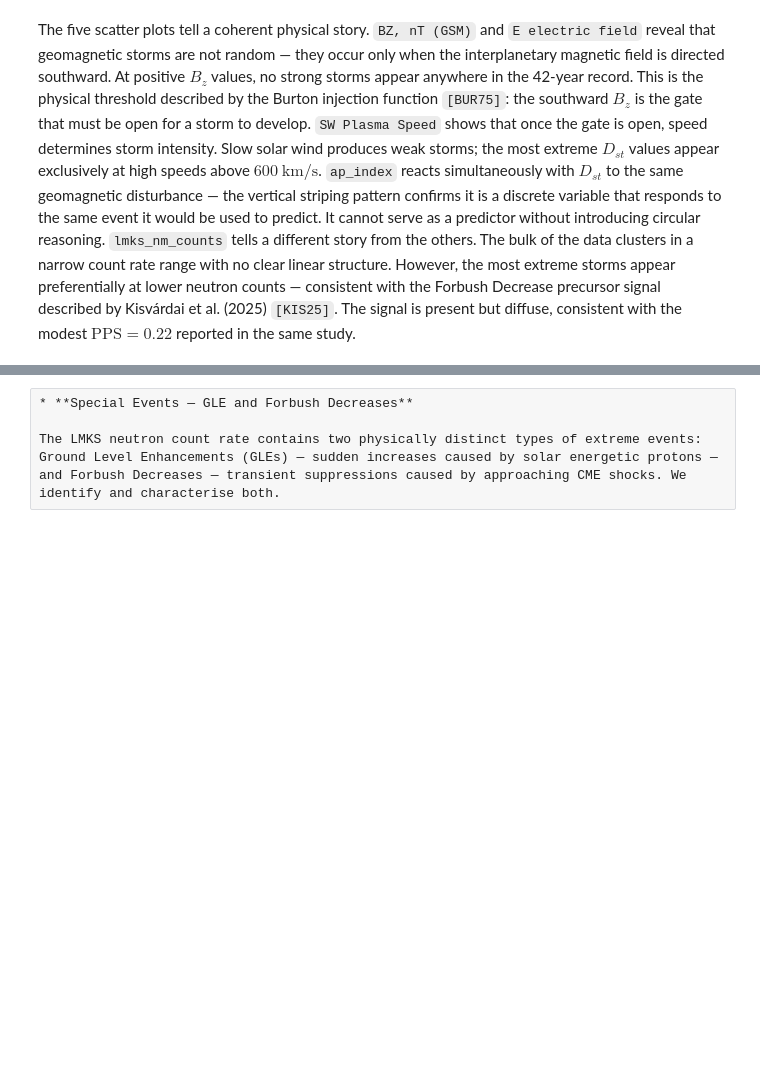
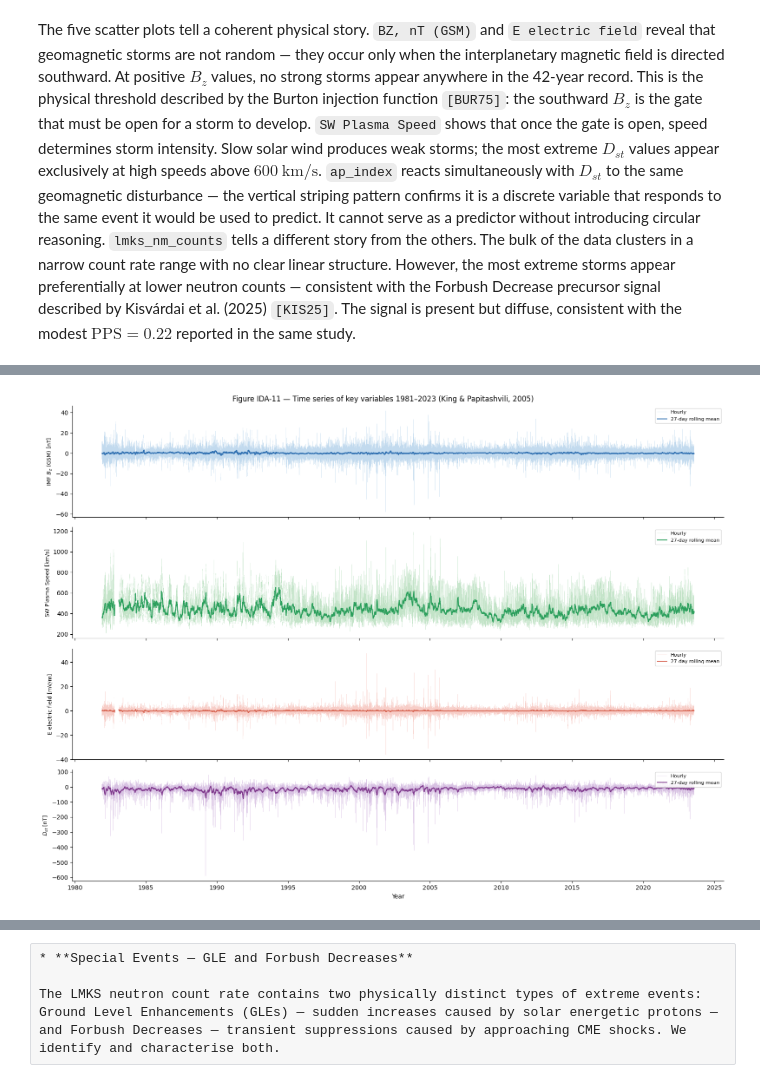
Before and after one commit to RoumenNikolov/cosmic-ray-storm-clean, a Jupyter notebook: cosmic_ray_storm_prediction.ipynb, the cells around one changed output, grey strips where cells are left out. Drawn from its saved outputs; the diff is of its cells as text; code cells hidden in the pictures; blank space fills up the shorter version.

Commit message:
feat: IDA – Temporal Structure, time series analysis, solar cycle statistics (Fig IDA-11)

```diff
--- a/cosmic_ray_storm_prediction.ipynb
+++ b/cosmic_ray_storm_prediction.ipynb
@@ -973,0 +1026,43 @@ The five scatter plots tell a coherent physical story. `BZ, nT (GSM)` and `E ele
+# %%
+
+# ── IDA: Time series of key variables across the full record ─────────────────
+# Fill values are replaced with NaN for visualisation only.
+# The 27-day rolling mean highlights long-term trends and solar cycle modulation.
+
+df_viz = df_omni.copy()
+for col, fv in fill_map.items():
+    df_viz[col] = df_viz[col].replace(fv, np.nan)
+
+df_viz['datetime'] = pd.to_datetime(
+    df_omni['YEAR'].astype(str) + ' ' +
+    df_omni['DOY'].astype(str) + ' ' +
+    df_omni['Hour'].astype(str), format='%Y %j %H'
+)
+
+cols_ts = [
+    ('BZ, nT (GSM)',          '#a8cbe8', '#2166ac', 'IMF $B_z$ (GSM) [nT]'),
+    ('SW Plasma Speed, km/s', '#a8d8b0', '#1a9850', 'SW Plasma Speed [km/s]'),
+    ('E elecrtric field',     '#f4b8b0', '#d6604d', 'E electric field [mV/m]'),
+    ('Dst-index, nT',         '#c8a8d8', '#762a83', '$D_{st}$ [nT]'),
+]
+
+fig, axes = plt.subplots(len(cols_ts), 1, figsize=(16, 12), sharex=True)
+
+for ax, (col, color_raw, color_roll, label) in zip(axes, cols_ts):
+    ax.plot(df_viz['datetime'], df_viz[col],
+            color=color_raw, lw=0.3, alpha=0.7, label='Hourly')
+    rolling = df_viz[col].rolling(window=27*24, center=True, min_periods=24).mean()
+    ax.plot(df_viz['datetime'], rolling,
+            color=color_roll, lw=1.5, alpha=0.9, label='27-day rolling mean')
+    ax.set_ylabel(label, fontsize=9)
+    ax.legend(fontsize=8, loc='upper right')
+    ax.spines['top'].set_visible(False)
+    ax.spines['right'].set_visible(False)
+
+axes[-1].set_xlabel('Year')
+plt.suptitle('Figure IDA-11 — Time series of key variables 1981–2023 (King & Papitashvili, 2005)', fontsize=12)
+plt.tight_layout()
+plt.savefig('images/fig_ida11_timeseries.png', dpi=150, bbox_inches='tight')
+plt.show()
+# %% [output]
+[figure, added]
```
Also changed, not shown: parts of 5 cells of this notebook.
